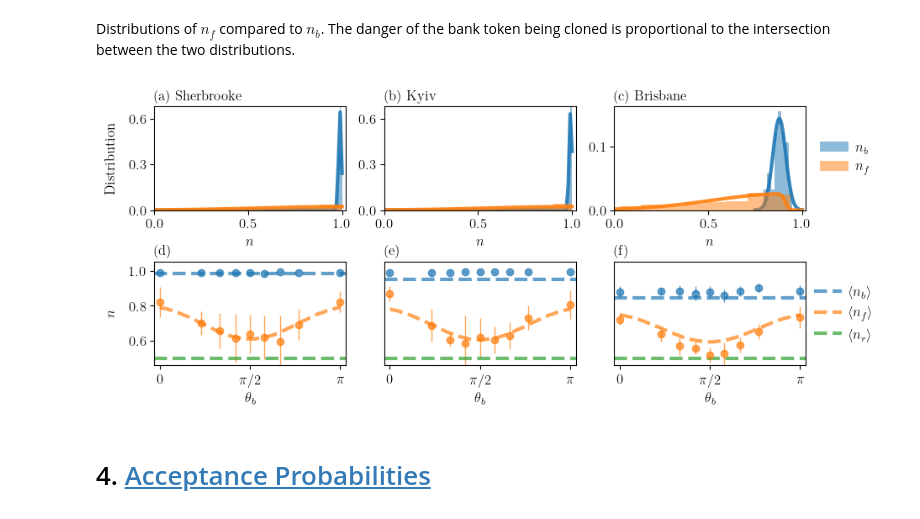
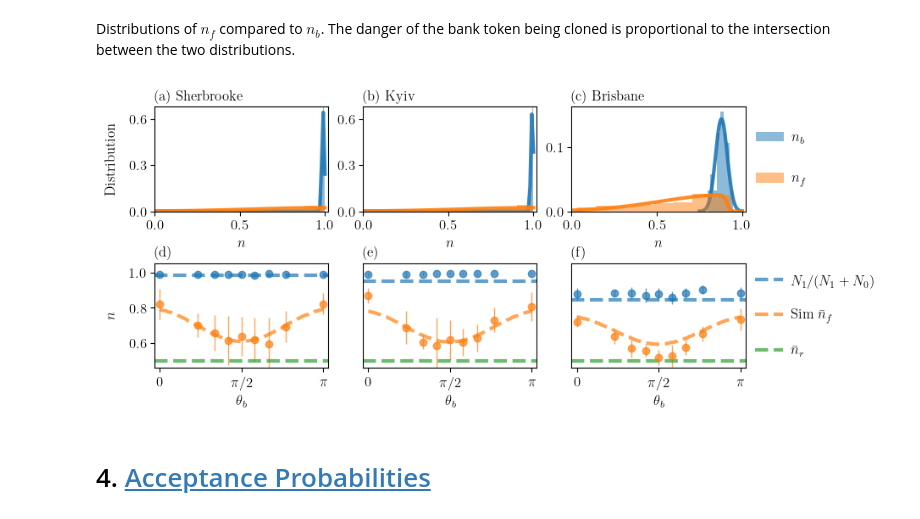
Before and after one commit to lucas-tsunaki/quantum-token, a Jupyter notebook: 04_nf.ipynb, the cells around one changed output. Saved outputs shown, nothing was run; the diff lists cells and outputs as text; code cells hidden in the pictures.

Commit message:
legend fix in Fig. 6

```diff
--- a/04_nf.ipynb
+++ b/04_nf.ipynb
@@ -278,7 +278,7 @@ nf_sim = np.loadtxt('./sim_results/nf_average_c.txt')
 theta_sim = np.linspace(1e-3, np.pi-1e-3, 100)
 c_sim = np.arange(.1, 1.1, .1)
 # %%
-fig, axs = plt.subplots(2, 3, figsize=(10, 4))
+fig, axs = plt.subplots(2, 3, figsize=(9, 4))
 
 axs[0][0].hist(nb_sherbrooke/nq, bins=8, alpha=.5, density=True)
 axs[0][0].hist(nf_sherbrooke_combined.flatten(), bins=8, alpha=.5, density=True)
@@ -317,7 +317,7 @@ axs[1][2].axhline(c_brisbane, linestyle='--', color='C0', alpha=.7, lw=3, label=
 
 axs[1][0].plot(theta_sim, nf_sim_sherbrooke, color='C1', linestyle='--', lw=3, alpha=.7)
 axs[1][1].plot(theta_sim, nf_sim_kyiv, color='C1', linestyle='--', lw=3, alpha=.7)
-axs[1][2].plot(theta_sim, nf_sim_brisbane[0,:], color='C1', linestyle='--', lw=3, alpha=.7, label=r'im $ n_f \rangle $')
+axs[1][2].plot(theta_sim, nf_sim_brisbane[0,:], color='C1', linestyle='--', lw=3, alpha=.7, label=r'Sim $ \bar{n}_f $')
 
 axs[1][0].errorbar(np.arccos(z_b), np.mean(np.mean(nf_sherbrooke/300, axis=0).reshape(9,9), axis=0),
                 np.std(np.mean(nf_sherbrooke/300, axis=0).reshape(9,9), axis=0), fmt='o', color='C1', linestyle='', lw=1, alpha=.7, zorder=2, markersize=6)
@@ -329,41 +329,41 @@ axs[1][2].errorbar(np.arccos(z_b), np.mean(np.mean(nf_brisbabe_combined, axis=0)
              np.std(np.mean(nf_brisbabe_combined, axis=0), axis=0), fmt='o', color='C1', linestyle='', lw=1, alpha=.7, zorder=2, markersize=6)
 
 for itr in range(3):
-    axs[1][itr].axhline(.5, linestyle='--', color='C2', alpha=.7, lw=3, label=r'$ \langle n_r \rangle $')
+    axs[1][itr].axhline(.5, linestyle='--', color='C2', alpha=.7, lw=3, label=r'$ \bar{n}_r $')
     axs[1][itr].set_ylim(0.46, 1.05)
     axs[1][itr].set_xlim(-.1, np.pi+.1)
     axs[1][itr].set_xticks([0, np.pi/2, np.pi], [r'$0$', r'$\pi/2$', r'$\pi$'])
     axs[1][itr].set_xlabel(r'$\theta_b$')
     axs[0][itr].set_xlabel(r'$n$')
     axs[0][itr].set_xlim(0, 1.02)
     axs[0][itr].set_xticks([0, .5, 1])
 
 axs[0][1].set_ylim(0, 55)
 axs[0][0].set_ylim(0, 55)
 
 axs[1][1].set_yticks([])
 axs[1][2].set_yticks([])
 
 axs[0][0].set_title('(a) Sherbrooke', fontsize=12, loc='left')
 axs[0][1].set_title('(b) Kyiv', fontsize=12, loc='left')
 axs[0][2].set_title('(c) Brisbane', fontsize=12, loc='left')
 axs[1][0].set_title('(d)', fontsize=12, loc='left')
 axs[1][1].set_title('(e)', fontsize=12, loc='left')
 axs[1][2].set_title('(f)', fontsize=12, loc='left')
 
 axs[1][0].set_ylabel(r'$n$', labelpad=10)
 axs[0][0].set_ylabel(r'Distribution', labelpad=10)
 axs[0][0].set_yticks([0, .3*81, .6*81], ['0.0', '0.3', '0.6'])
 axs[0][1].set_yticks([0, .3*81, .6*81], ['0.0', '0.3', '0.6'])
 axs[0][2].set_yticks([0, .1*81], ['0.0', '0.1'])
 
-axs[0][2].legend(frameon=False, loc='center', bbox_to_anchor=(1.2, .5), handletextpad=.5)
-axs[1][2].legend(frameon=False, loc='center', bbox_to_anchor=(1.2, .5), handletextpad=.5)
+axs[0][2].legend(frameon=False, loc='center', bbox_to_anchor=(1.2, .5), handletextpad=.5, labelspacing=2)
+axs[1][2].legend(frameon=False, loc='center', bbox_to_anchor=(1.4, .5), handletextpad=.5, labelspacing=1.5)
 
 fig.subplots_adjust(wspace=0.2, hspace=0.5)
 fig.savefig('./figures/IBMQ_nf.pdf', bbox_inches='tight', dpi=300, transparent=True)
 # %% [output]
-[figure, old version]
+[figure, new version]
 # %% [markdown]
 # 4. <a id='toc4_'></a>[Acceptance Probabilities](#toc0_)
 # %% [markdown]
```
Also changed, not shown: parts of 1 cell of this notebook, 1 other file.
